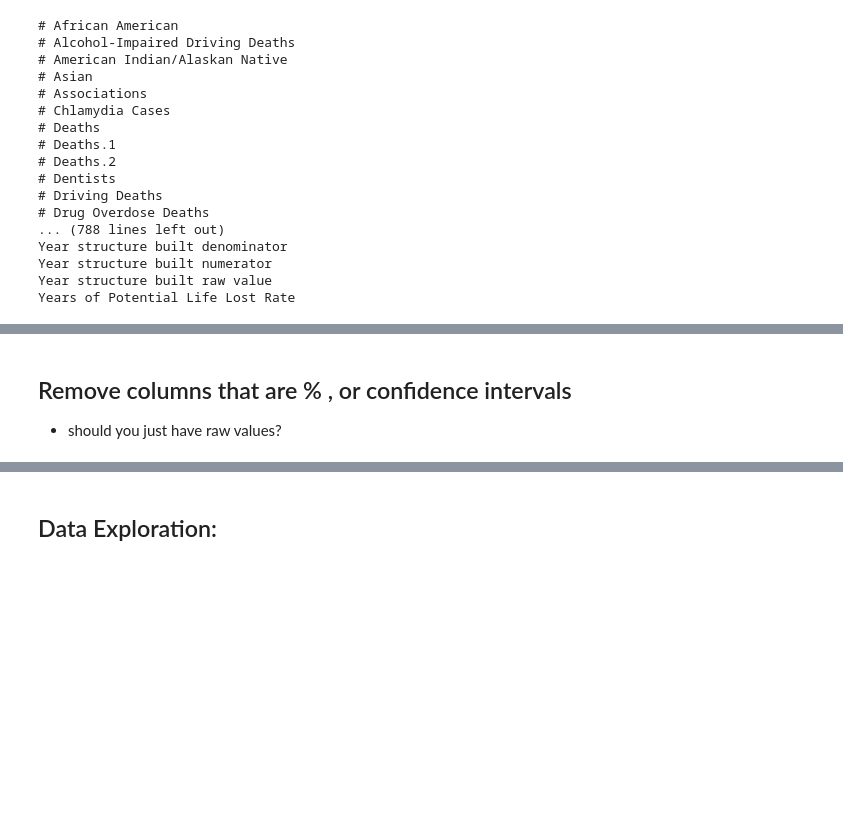
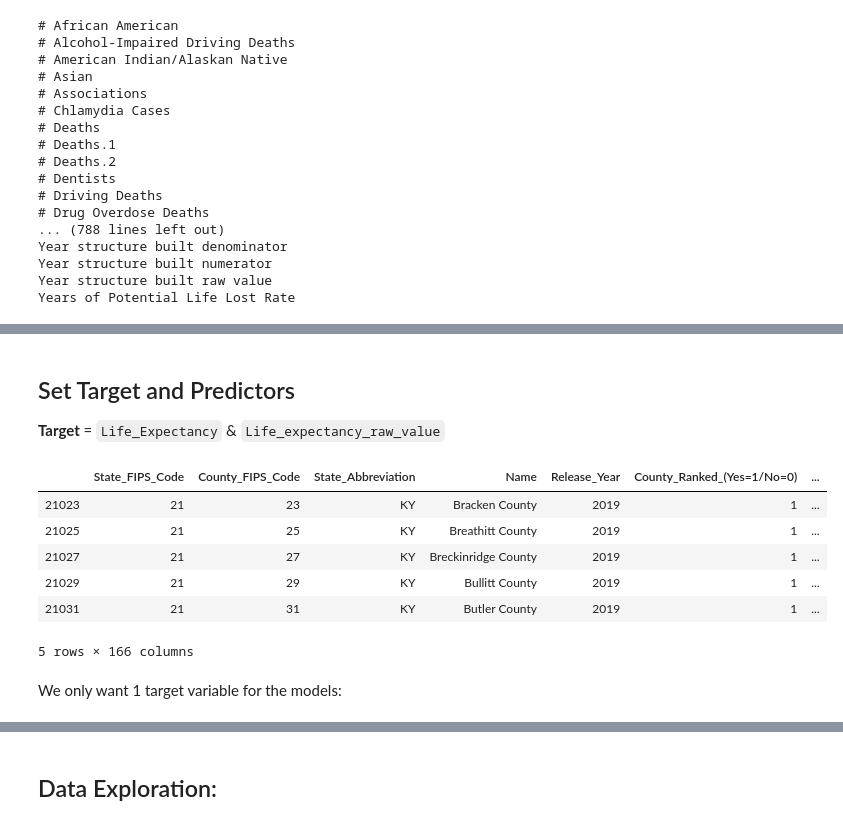
Before and after one commit to Matt-Newton998/Life_Expectancy-Mod04_Project, a Jupyter notebook: Matt_Initial_Workbook.ipynb, the cells around one changed output, grey strips where cells are left out. Cells and saved outputs as stored; diff of their text form; code cells hidden in the pictures; blank space fills up the shorter version.

```diff
--- a/Matt_Initial_Workbook.ipynb
+++ b/Matt_Initial_Workbook.ipynb
@@ -195,4 +164,0 @@ Years_of_Potential_Life_Lost_Rate
-# %% [markdown]
-## Remove columns that are % , or confidence intervals
-
-- should you just have raw values?
@@ -210,0 +165,3 @@ clean_columns = [x for x in df.columns if
+# %% [markdown]
+## Set Target and Predictors
+<b>Target</b> = `Life_Expectancy` & `Life_expectancy_raw_value`
@@ -210,0 +170,14 @@ clean_columns = [x for x in df.columns if
+# %%
+X = df_inital_para.drop(columns=['Life_Expectancy', 'Life_expectancy_raw_value'])
+# %%
+X.head()
+# %% [output]
+|  | State_FIPS_Code | County_FIPS_Code | State_Abbreviation | Name | Release_Year | County_Ranked_(Yes=1/No=0) | ... |
+| 21023 | 21 | 23 | KY | Bracken County | 2019 | 1 | ... |
+| 21025 | 21 | 25 | KY | Breathitt County | 2019 | 1 | ... |
+| 21027 | 21 | 27 | KY | Breckinridge County | 2019 | 1 | ... |
+| 21029 | 21 | 29 | KY | Bullitt County | 2019 | 1 | ... |
+| 21031 | 21 | 31 | KY | Butler County | 2019 | 1 | ... |
+5 rows × 166 columns
+# %% [markdown]
+We only want 1 target variable for the models:
```
Also changed, not shown: parts of 38 cells of this notebook.
